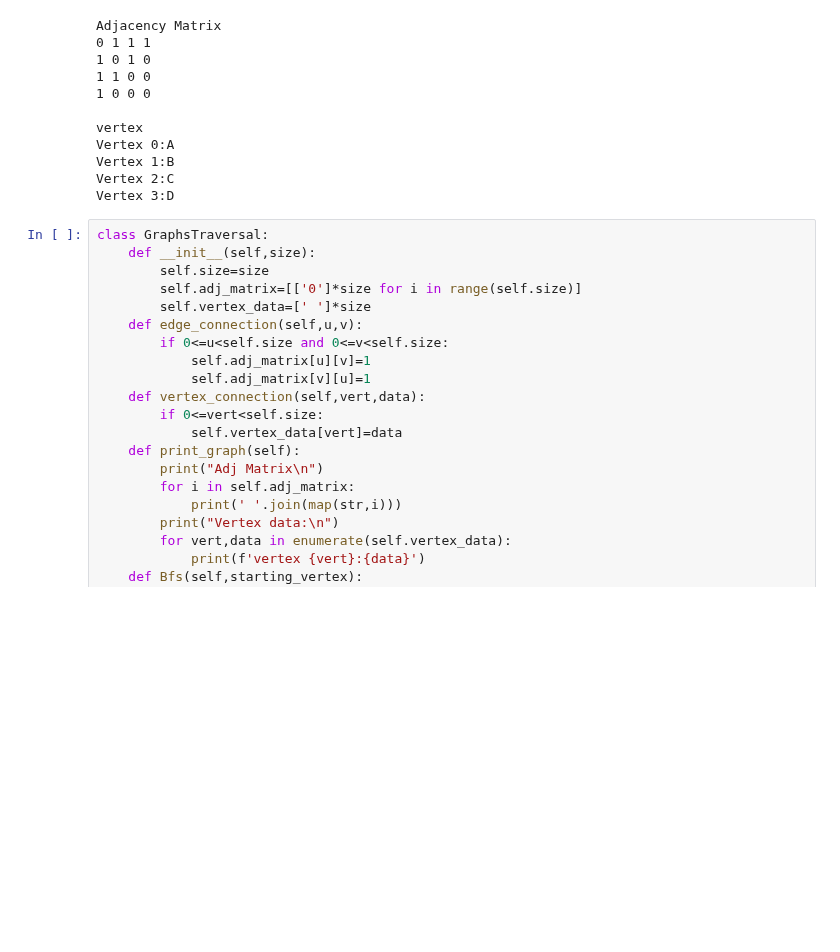
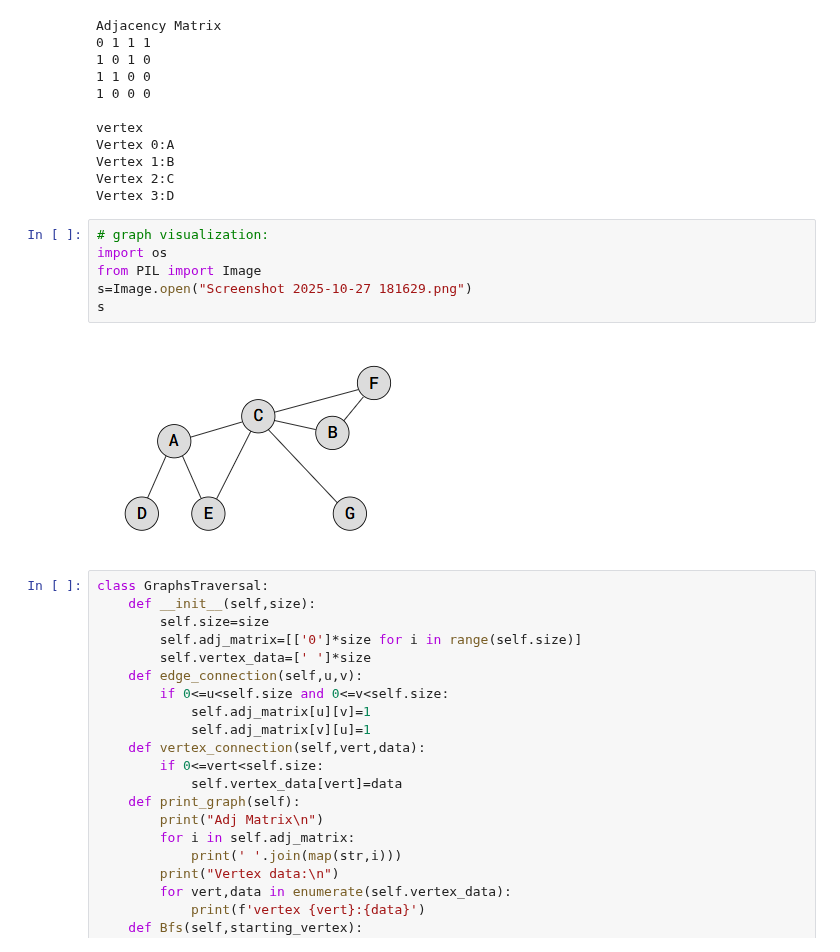
Before and after one commit to fahidhasano/Mathgramming, a Jupyter notebook: Programming and DSA/DSA practice.ipynb, the cells around one changed output. Saved outputs shown, nothing was run; the diff lists cells and outputs as text; blank space fills up the shorter version.

```diff
--- a/Programming and DSA/DSA practice.ipynb
+++ b/Programming and DSA/DSA practice.ipynb
@@ -349,6 +363,14 @@ Vertex 0:A
 Vertex 1:B
 Vertex 2:C
 Vertex 3:D
+# %%
+# graph visualization:
+import os
+from PIL import Image
+s=Image.open("Screenshot 2025-10-27 181629.png")
+s
+# %% [output]
+[figure, added]
 # %%
 class GraphsTraversal:
     def __init__(self,size):
```
Also changed, not shown: parts of 4 cells of this notebook, 14 other files.
